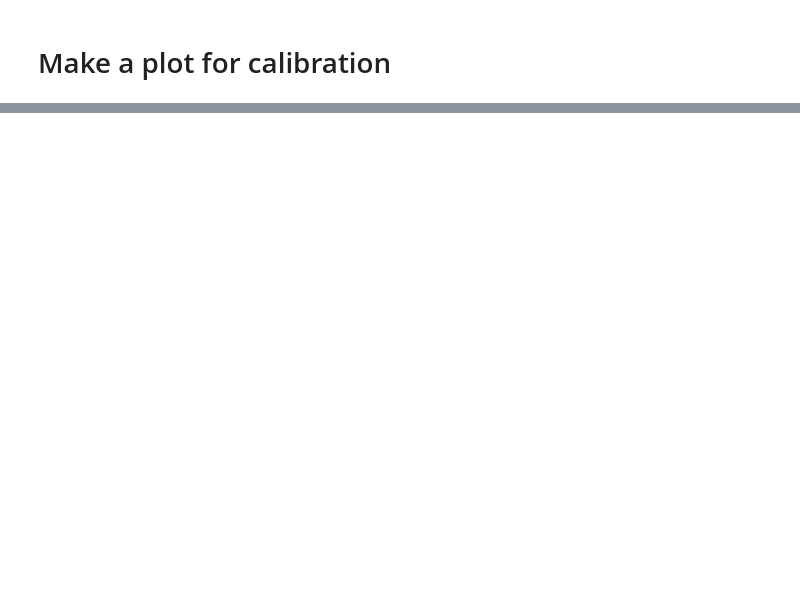
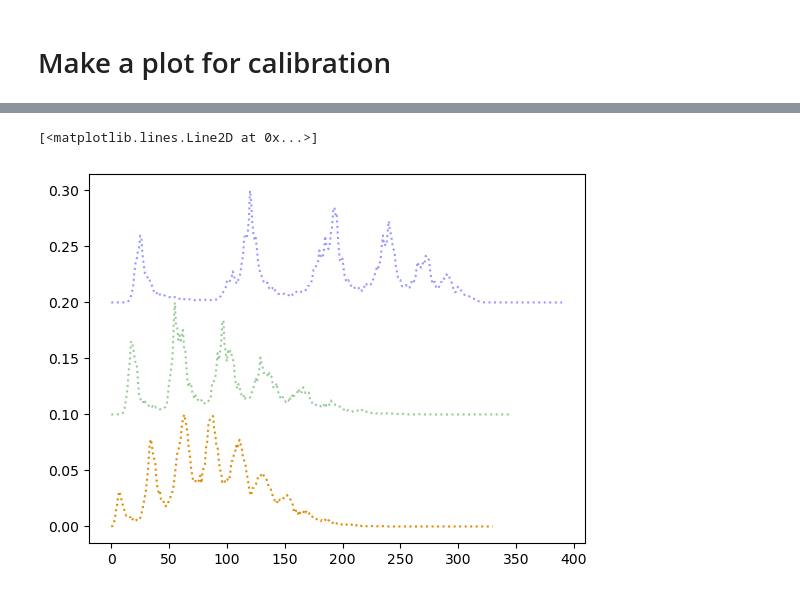
Before and after one commit to nyuad-astroparticle/TES-analysis, a Jupyter notebook: new_calibration.ipynb, the cells around one changed output, grey strips where cells are left out. Cells and saved outputs as stored; diff of their text form; code cells hidden in the pictures; blank space fills up the shorter version.

```diff
--- a/new_calibration.ipynb
+++ b/new_calibration.ipynb
@@ -574,0 +712,7 @@ plt.show
+# %%
+multiphoton, = plt.plot(1000*x_1540_24db, y_1540_24db/np.max(y_1540_24db)*0.1 , label = '1540nm Multiphoton distribution', alpha = 1,  linestyle=':', markersize = 3, color = palette[1])
+plt.plot(x_850*1000, 0.1+y_850/np.max(y_850)*0.1, alpha = 0.4, linestyle=':', markersize = 3, color = "green")
+plt.plot(1000*x_406, 0.2+y_406/np.max(y_406)*0.1, alpha = 0.4,  linestyle=':', markersize = 3, color = "blue")
+# %% [output]
+[<matplotlib.lines.Line2D at 0x...>]
+[figure, added]
```
Also changed, not shown: parts of 7 cells of this notebook.
